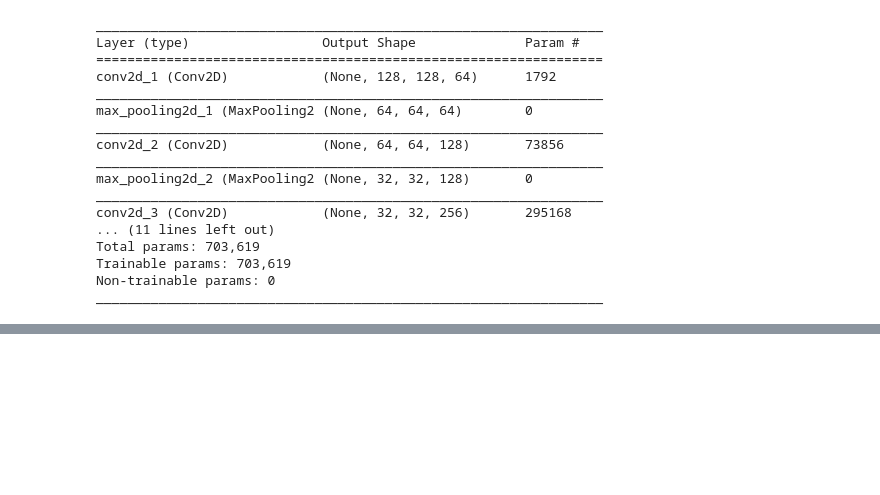
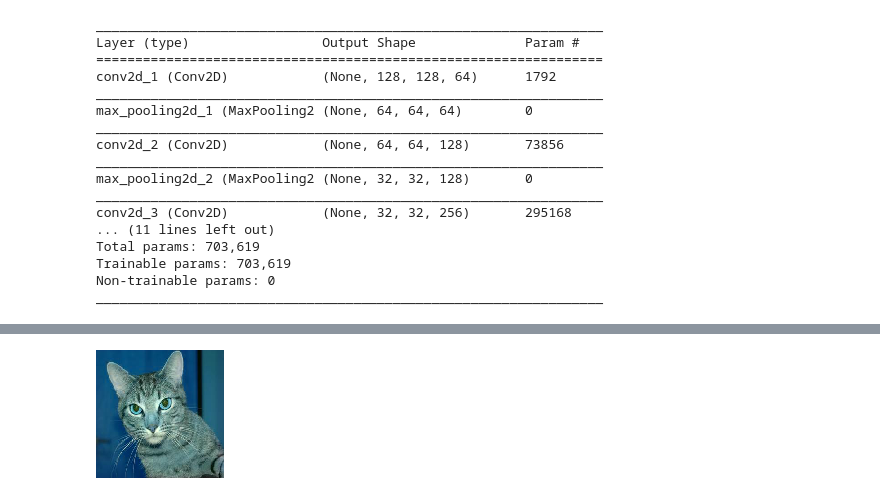
Before and after one commit to shivin7/Robustness-Testing-of-NNs, a Jupyter notebook: CNN Experiments.ipynb, the cells around one changed output, grey strips where cells are left out. Cells and saved outputs as stored; diff of their text form; code cells hidden in the pictures; blank space fills up the shorter version.

```diff
--- a/CNN Experiments.ipynb
+++ b/CNN Experiments.ipynb
@@ -537,0 +549,4 @@ def advloss(y_true, y_pred):
+# %%
+cv2_imshow((data[0][5] + n[5])*255)
+# %% [output]
+[figure, added]
```
Also changed, not shown: parts of 29 cells of this notebook.
